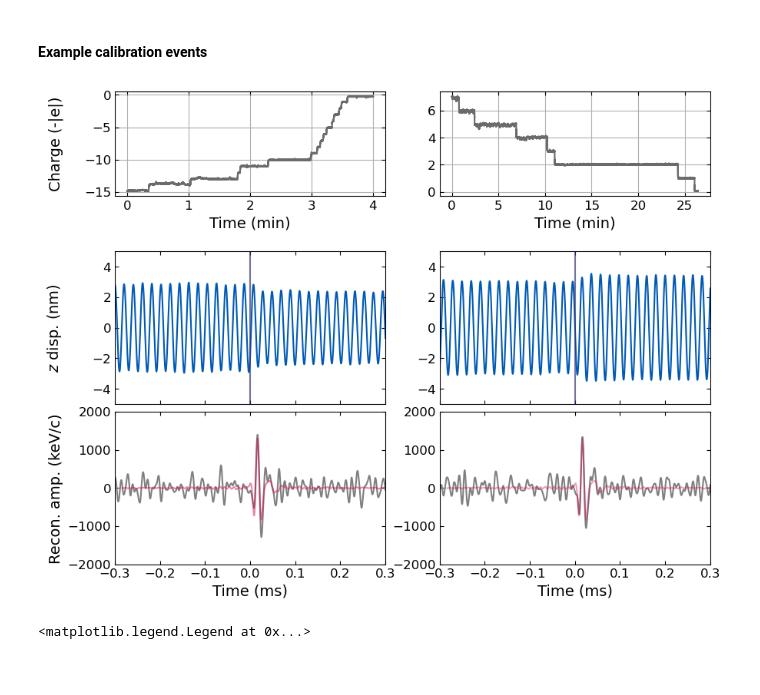
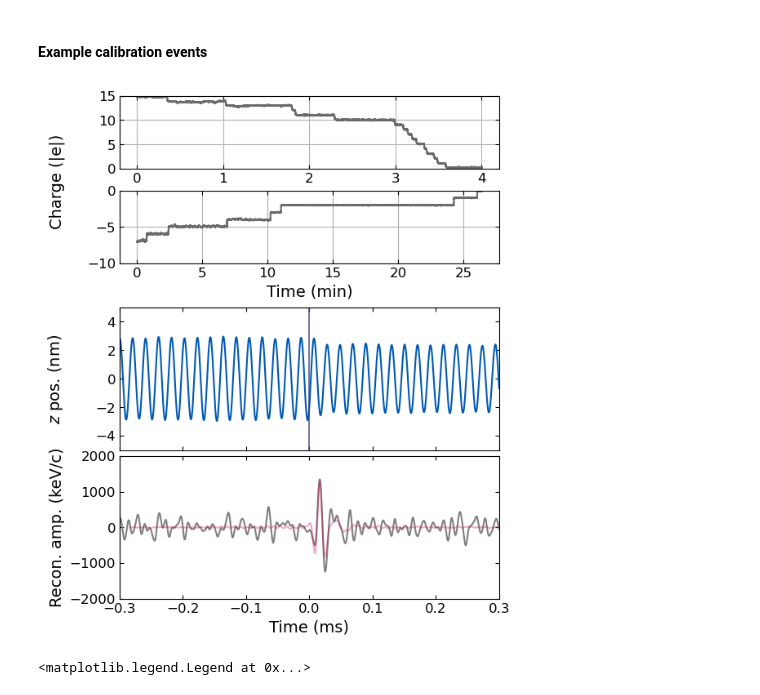
Before and after one commit to yuhants/dm_nanospheres, a Jupyter notebook: analysis_notebooks/sphere_combined_calibration.ipynb, the cells around one changed output. Cells and saved outputs as stored; diff of their text form; code cells hidden in the pictures.

```diff
--- a/analysis_notebooks/sphere_combined_calibration.ipynb
+++ b/analysis_notebooks/sphere_combined_calibration.ipynb
@@ -307,0 +378,19 @@ Averaged `amp2keV`: 7187.368332843102
+# %%
+outfile_name = 'sphere_20241226_calibration_unnormalized_amps.h5py'
+out_dir = '/Users/yuhan/work/nanospheres/data/pulse_calibration_processed'
+
+unnormalized_amps_all_flattened = []
+
+fout = h5py.File(os.path.join(out_dir, outfile_name), 'r')
+g = fout['processed_amplitudes']
+for v in [2.5, 5, 7.5, 10, 12.5, 15, 17.5, 20]:
+    unnormalized_amps_all_flattened.append(g[f'unnormalized_amps_{v}v'][:])
+
+unnormalized_amps_noise_flattened = g['unnormalized_amps_noise_5v'][:]
+
+fout.close()
+
+bins = np.arange(0, 2500, 50) / 6960.858276125061
+
+hhs, bcs, gps = utils.fit_amps_gaus(unnormalized_amps_all_flattened, bins=bins, noise=False, return_bins=False)
+hh_noise, be_noise = np.histogram(unnormalized_amps_noise_flattened, bins=bins)
@@ -368,69 +546,77 @@ zz_bp = utils.bandpass_filtered(zz, fs, 30000, 80000)
 
 drive_indices = utils.get_pulse_idx(dd, 0.5, True)
 # %%
-fig = plt.figure(figsize=(10, 8))
+fig = plt.figure(figsize=(6, 8))
 
-gs1 = GridSpec(3, 2)
-gs1.update(hspace=0.75)
+gs1 = GridSpec(4, 1, height_ratios=[1, 1, 2, 2])
+gs1.update(hspace=0.2)
 
-ax0, ax1 = plt.subplot(gs1[0, 0]), plt.subplot(gs1[0, 1])
+ax0, ax1 = plt.subplot(gs1[0]), plt.subplot(gs1[1])
 
-gs2 = GridSpec(3, 2)
+gs2 = GridSpec(4, 1, height_ratios=[1.4, 1.4, 2, 2])
 gs2.update(hspace=0.05)
+ax2, ax3 = plt.subplot(gs2[2]), plt.subplot(gs2[3])
 
-ax2, ax3 = plt.subplot(gs2[1, 0]), plt.subplot(gs2[1, 1])
-ax4, ax5 = plt.subplot(gs2[2, 0]), plt.subplot(gs2[2, 1])
-
-axes=np.asarray([[ax0, ax1], [ax2, ax3], [ax4, ax5]])
+axes = [ax0, ax1, ax2, ax3]
 
 ## Plot charging data
-axes[0, 0].plot(np.arange(0, dtt_charging*ee_filament.size, dtt_charging)/60, -1*ee_filament/0.103, color='#6B6B6B')
-axes[0, 1].plot(np.arange(0, dtt_charging*ee_uv.size, dtt_charging)/60, ee_uv/0.376, color='#6B6B6B')
+axes[0].plot(np.arange(0, dtt_charging*ee_filament.size, dtt_charging)/60, ee_filament/0.103, color='#6B6B6B')
+axes[1].plot(np.arange(0, dtt_charging*ee_uv.size, dtt_charging)/60, -1*ee_uv/0.376, color='#6B6B6B')
 
 ## Plot calibration waveform
 pulse_shape_template = get_pulse_shape_template('sphere_20250103', 20, 7157.624533259538)
 
 window, f, f_lp, amp = utils.recon_pulse(drive_indices[2], dtt, zz_bp, dd, 50000, 50000, 250, 20)
 pulse_idx_in_win = np.argmin(np.abs(np.abs(f_lp/1e9) - amp))
 tt_template = np.arange(pulse_idx_in_win-50000-1500, pulse_idx_in_win-50000+1500) * dtt
 
 window_size = np.sum(window)
 # Offset the applied pulse to center
-axes[1, 0].plot(np.arange(0, dtt*window_size, dtt)/1e-3 - 10, zz_bp[window] * c_mv / 1e-9, color='#005AB5')
-axes[1, 0].vlines(0, -5, 5, alpha=0.7)
-axes[2, 0].plot(np.arange(0, dtt*window_size, dtt)/1e-3 - 10, f_lp*amp2kev/1e9, color='grey')
-axes[2, 0].plot(tt_template/1e-3, pulse_shape_template, color='#D41159', alpha=0.5)
+axes[2].plot(np.arange(0, dtt*window_size, dtt)/1e-3 - 10, zz_bp[window] * c_mv / 1e-9, color='#005AB5')
+axes[2].vlines(0, -5, 5, alpha=0.7)
+axes[3].plot(np.arange(0, dtt*window_size, dtt)/1e-3 - 10, f_lp*amp2kev/1e9, color='grey')
+axes[3].plot(tt_template/1e-3, pulse_shape_template, color='#D41159', alpha=0.35)
 
-window_1, f_1, f_lp_1, amp_1 = utils.recon_pulse(drive_indices[4], dtt, zz_bp, dd, 50000, 50000, 250, 20)
-pulse_idx_in_win_1 = np.argmin(np.abs(np.abs(f_lp_1/1e9) - amp_1))
-tt_template_1 = np.arange(pulse_idx_in_win_1-50000-1500, pulse_idx_in_win_1-50000+1500) * dtt
+# window_1, f_1, f_lp_1, amp_1 = utils.recon_pulse(drive_indices[4], dtt, zz_bp, dd, 50000, 50000, 250, 20)
+# pulse_idx_in_win_1 = np.argmin(np.abs(np.abs(f_lp_1/1e9) - amp_1))
+# tt_template_1 = np.arange(pulse_idx_in_win_1-50000-1500, pulse_idx_in_win_1-50000+1500) * dtt
 
-window_size_1 = np.sum(window_1)
-axes[1, 1].plot(np.arange(0, dtt*window_size_1, dtt)/1e-3 - 10, zz_bp[window_1] * c_mv / 1e-9, color='#005AB5')
-axes[1, 1].vlines(0, -5, 5, alpha=0.7)
-axes[2, 1].plot(np.arange(0, dtt*window_size_1, dtt)/1e-3 - 10, f_lp_1*amp2kev/1e9, color='grey')
-axes[2, 1].plot(tt_template_1/1e-3, pulse_shape_template, color='#D41159', alpha=0.4)
+# window_size_1 = np.sum(window_1)
+# axes[1, 1].plot(np.arange(0, dtt*window_size_1, dtt)/1e-3 - 10, zz_bp[window_1] * c_mv / 1e-9, color='#005AB5')
+# axes[1, 1].vlines(0, -5, 5, alpha=0.7)
+# axes[2, 1].plot(np.arange(0, dtt*window_size_1, dtt)/1e-3 - 10, f_lp_1*amp2kev/1e9, color='grey')
+# axes[2, 1].plot(tt_template_1/1e-3, pulse_shape_template, color='#D41159', alpha=0.2)
 
-axes[0, 0].set_ylabel('Charge (-|e|)')
-axes[1, 0].set_ylabel('$z$ disp. (nm)')
-axes[2, 0].set_ylabel('Recon. amp. (keV/c)')
+axes[0].set_xticks([0, 1, 2, 3, 4])
+axes[0].set_yticks([0, 5, 10, 15])
+axes[1].set_yticks([0, -5, -10])
 
-for i in range(0, 2):
-    axes[0, i].set_xlabel('Time (min)')
-    axes[0, i].grid()
+for i in [0, 1]:
+    axes[i].grid()
+axes[0].set_ylabel('Charge (|e|)', y=-0.175)
+axes[1].set_xlabel('Time (min)')
 
-    axes[1, i].set_xlim(-0.3, 0.3)
-    axes[2, i].set_xlim(-0.3, 0.3)
+axes[2].set_ylabel('$z$ pos. (nm)')
+axes[3].set_ylabel('Recon. amp. (keV/c)')
 
-    axes[1, i].set_ylim(-5, 5)
-    axes[2, i].set_ylim(-2000, 2000)
+axes[0].set_ylim(0, 15)
+axes[1].set_ylim(-10, 0)
 
-    axes[1, i].set_xticklabels([])
-    axes[2, i].set_xlabel('Time (ms)')
+axes[2].set_xlim(-0.3, 0.3)
+axes[3].set_xlim(-0.3, 0.3)
+
+axes[2].set_ylim(-5, 5)
+axes[3].set_ylim(-2000, 2000)
+
+axes[2].set_xticklabels([])
+axes[3].set_xlabel('Time (ms)')
 
 fig.align_labels()
+plt.tight_layout()
+
+plt.savefig('/Users/yuhan/work/nanospheres/dm_nanospheres/paper_plots/charging_impulse_calibration_demo.pdf', dpi=600, bbox_inches='tight')
 # %% [output]
-[figure, old version]
+[figure, new version]
 # %%
 def get_normalized_template(sphere, voltage, bounds=(1000, 2000), downsampled=False):
     pulse_shape_file = np.load(rf'/Users/yuhan/work/nanospheres/dm_nanospheres/data_processed/pulse_shape/{sphere}_pulse_shape_template_{voltage}v.npz')
```
Also changed, not shown: parts of 15 cells of this notebook, 19 other files.
